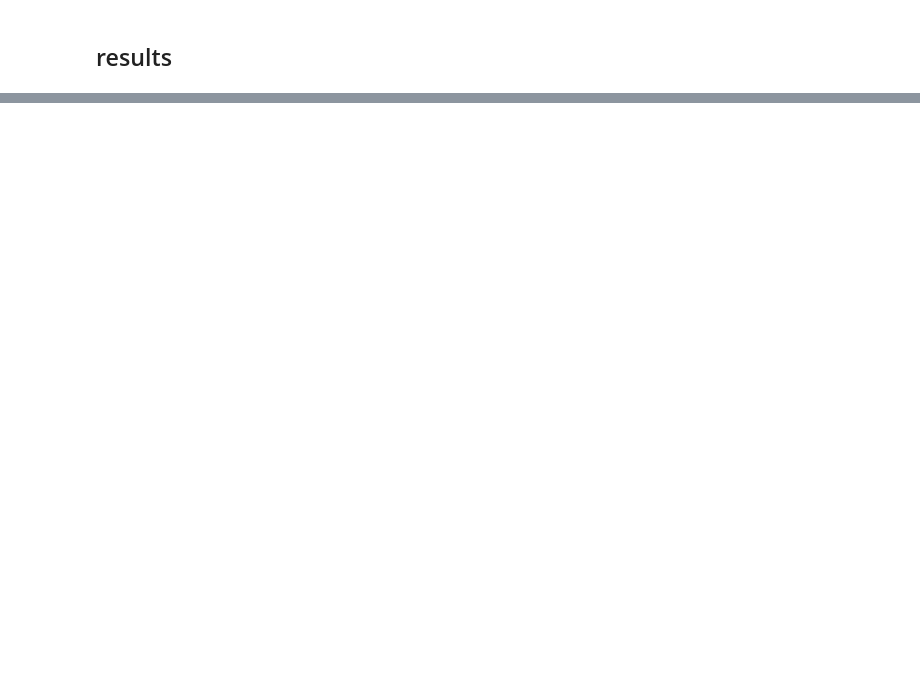
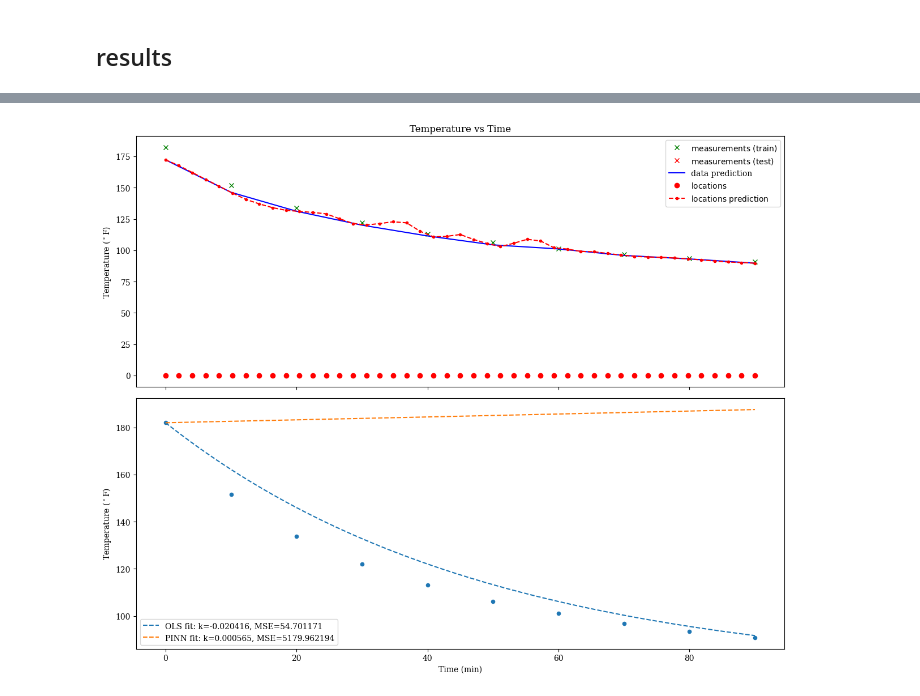
Before and after one commit to thiagodsd/ppgcc-deep-learning-pinn, a Jupyter notebook: notebooks/nlc_with_param_learning.ipynb, the cells around one changed output, grey strips where cells are left out. Cells and saved outputs as stored; diff of their text form; code cells hidden in the pictures; blank space fills up the shorter version.

```diff
--- a/notebooks/nlc_with_param_learning.ipynb
+++ b/notebooks/nlc_with_param_learning.ipynb
@@ -365,0 +691,80 @@ ax1.plot(
+# %%
+fig, ((ax1, ax2)) = plt.subplots(ncols=1, nrows=2, figsize=(2*golden_ratio*10, 10), sharex=True)
+
+model.eval()
+
+with torch.no_grad():
+    X["y_hat"] = model(torch.tensor(X["time"].values).float().unsqueeze(1).to(device)).cpu().detach().numpy()
+
+X.query(f"time <= {train_test_threshold}").plot(
+    x="time",
+    y="temperature",
+    ax=ax1,
+    marker="x", c="g", linestyle="none",
+    label=r"$\text{measurements (train)}$"
+)
+
+X.query(f"time > {train_test_threshold}").plot(
+    x="time",
+    y="temperature",
+    ax=ax1,
+    marker="x", c="r", linestyle="none",
+    label=r"$\text{measurements (test)}$"
+)
+
+X.plot(
+    x="time",
+    y="y_hat",
+    ax=ax1,
+    c="b", linestyle="-",
+    label=r"data prediction"
+)
+
+ax1.plot(
+    _locations.cpu().detach().numpy().reshape(-1, 1),
+    model(_locations).cpu().detach().numpy().reshape(-1)*0,
+    c="r", linestyle="none", marker="o",
+    label=r"$\text{locations}$"
+)
+
+ax1.plot(
+    _locations.cpu().detach().numpy().reshape(-1, 1),
+    model(_locations).cpu().detach().numpy().reshape(-1),
+    c="r", linestyle="--", marker=".",
+    label=r"$\text{locations prediction}$"
+)
+
+# ax1.set_xlabel("Time (min)")
+ax1.set_ylabel("Temperature ($^\circ$F)")
+ax1.set_title("Temperature vs Time")
+ax1.legend()
+
+
+X.plot.scatter(x='time', y='temperature', ax=ax2)
+t = np.linspace(0, 90, 1000)
+
+T = (X['temperature'][0] - S) * np.exp(k * t) + S
+_mse = mean_squared_error(X['temperature'], (X['temperature'][0] - S) * np.exp(k * X['time']) + S)
+ax2.plot(
+    t,
+    T,
+    linestyle="--",
+    label=f"OLS fit: k={k:.6f}, MSE={_mse:.6f}",
+)
+
+_mse = mean_squared_error(X['temperature'], (X['temperature'][0] - S) * np.exp(_k.item() * X['time']) + S)
+T = (X['temperature'][0] - S) * np.exp(_k.item() * t) + S
+ax2.plot(
+    t,
+    T,
+    linestyle="--",
+    label=f"PINN fit: k={_k.item():.6f}, MSE={_mse:.6f}",
+)
+
+ax2.set_xlabel("Time (min)")
+ax2.set_ylabel("Temperature ($^\circ$F)")
+ax2.legend()
+
+plt.tight_layout()
+# %% [output]
+[figure, added]
```
Also changed, not shown: parts of 28 cells of this notebook, 4 other files.
